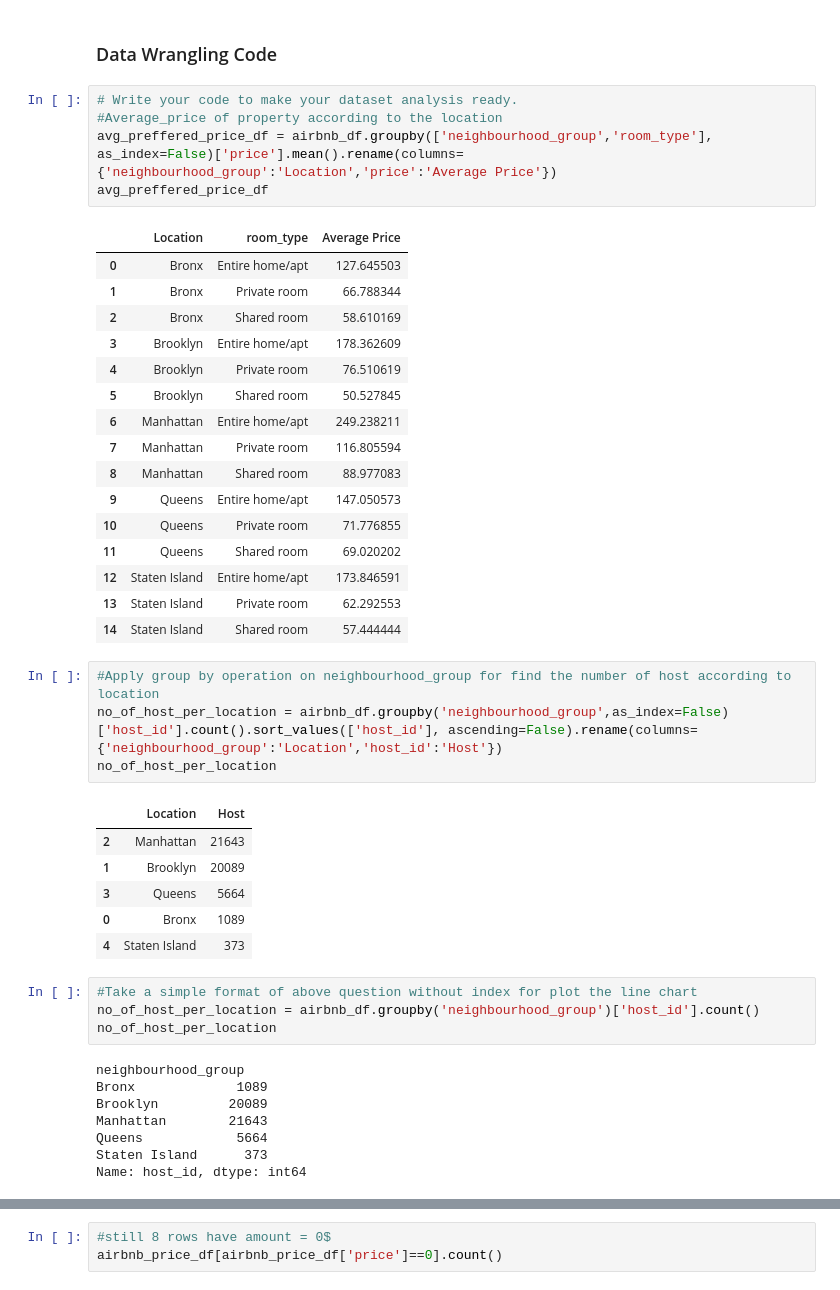
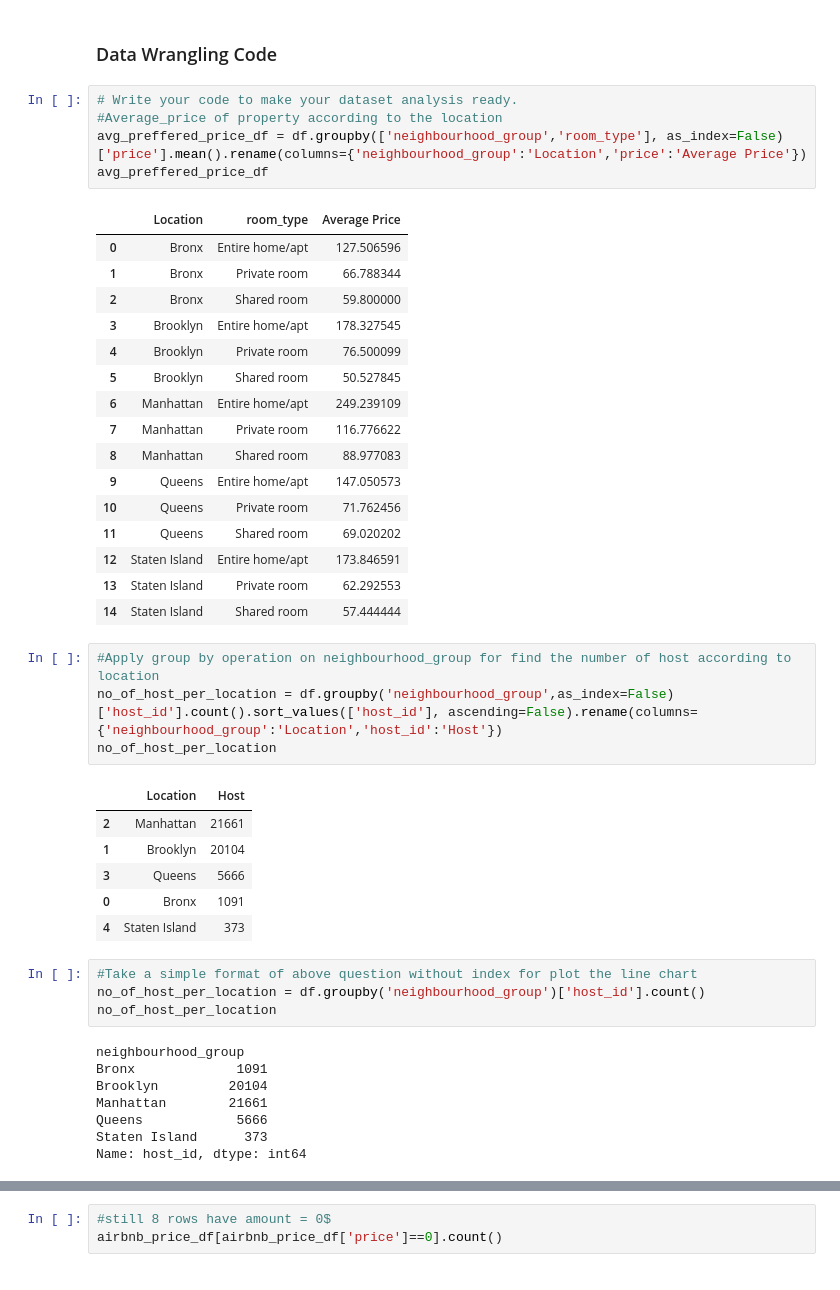
Before and after one commit to ash260498/-Datascience, a Jupyter notebook: Airbnb_Analysis_Aswathi.ipynb, the cells around one changed output, grey strips where cells are left out. Cells and saved outputs as stored; diff of their text form.

```diff
--- a/Airbnb_Analysis_Aswathi.ipynb
+++ b/Airbnb_Analysis_Aswathi.ipynb
@@ -263,46 +264,46 @@ Unique values for column'host_name:
 # %%
 # Write your code to make your dataset analysis ready.
 #Average_price of property according to the location
-avg_preffered_price_df = airbnb_df.groupby(['neighbourhood_group','room_type'], as_index=False)['price'].mean().rename(columns={'neighbourhood_group':'Location','price':'Average Price'})
+avg_preffered_price_df = df.groupby(['neighbourhood_group','room_type'], as_index=False)['price'].mean().rename(columns={'neighbourhood_group':'Location','price':'Average Price'})
 avg_preffered_price_df
 # %% [output]
 |  | Location | room_type | Average Price |
-| 0 | Bronx | Entire home/apt | 127.645503 |
+| 0 | Bronx | Entire home/apt | 127.506596 |
 | 1 | Bronx | Private room | 66.788344 |
-| 2 | Bronx | Shared room | 58.610169 |
-| 3 | Brooklyn | Entire home/apt | 178.362609 |
-| 4 | Brooklyn | Private room | 76.510619 |
+| 2 | Bronx | Shared room | 59.800000 |
+| 3 | Brooklyn | Entire home/apt | 178.327545 |
+| 4 | Brooklyn | Private room | 76.500099 |
 | 5 | Brooklyn | Shared room | 50.527845 |
-| 6 | Manhattan | Entire home/apt | 249.238211 |
-| 7 | Manhattan | Private room | 116.805594 |
+| 6 | Manhattan | Entire home/apt | 249.239109 |
+| 7 | Manhattan | Private room | 116.776622 |
 | 8 | Manhattan | Shared room | 88.977083 |
 | 9 | Queens | Entire home/apt | 147.050573 |
-| 10 | Queens | Private room | 71.776855 |
+| 10 | Queens | Private room | 71.762456 |
 | 11 | Queens | Shared room | 69.020202 |
 | 12 | Staten Island | Entire home/apt | 173.846591 |
 | 13 | Staten Island | Private room | 62.292553 |
 | 14 | Staten Island | Shared room | 57.444444 |
 # %%
 #Apply group by operation on neighbourhood_group for find the number of host according to location
-no_of_host_per_location = airbnb_df.groupby('neighbourhood_group',as_index=False)['host_id'].count().sort_values(['host_id'], ascending=False).rename(columns={'neighbourhood_group':'Location','host_id':'Host'})
+no_of_host_per_location = df.groupby('neighbourhood_group',as_index=False)['host_id'].count().sort_values(['host_id'], ascending=False).rename(columns={'neighbourhood_group':'Location','host_id':'Host'})
 no_of_host_per_location
 # %% [output]
 |  | Location | Host |
-| 2 | Manhattan | 21643 |
-| 1 | Brooklyn | 20089 |
-| 3 | Queens | 5664 |
-| 0 | Bronx | 1089 |
+| 2 | Manhattan | 21661 |
+| 1 | Brooklyn | 20104 |
+| 3 | Queens | 5666 |
+| 0 | Bronx | 1091 |
 | 4 | Staten Island | 373 |
 # %%
 #Take a simple format of above question without index for plot the line chart
-no_of_host_per_location = airbnb_df.groupby('neighbourhood_group')['host_id'].count()
+no_of_host_per_location = df.groupby('neighbourhood_group')['host_id'].count()
 no_of_host_per_location
 # %% [output]
 neighbourhood_group
-Bronx             1089
-Brooklyn         20089
-Manhattan        21643
-Queens            5664
+Bronx             1091
+Brooklyn         20104
+Manhattan        21661
+Queens            5666
 Staten Island      373
 Name: host_id, dtype: int64
 # %%
```
Also changed, not shown: parts of 29 cells of this notebook.
